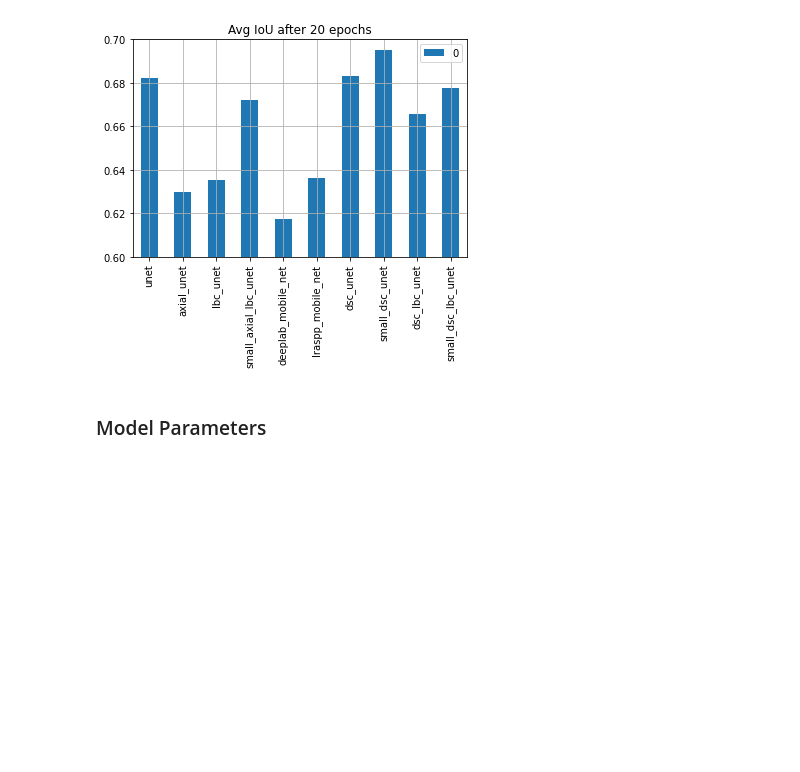
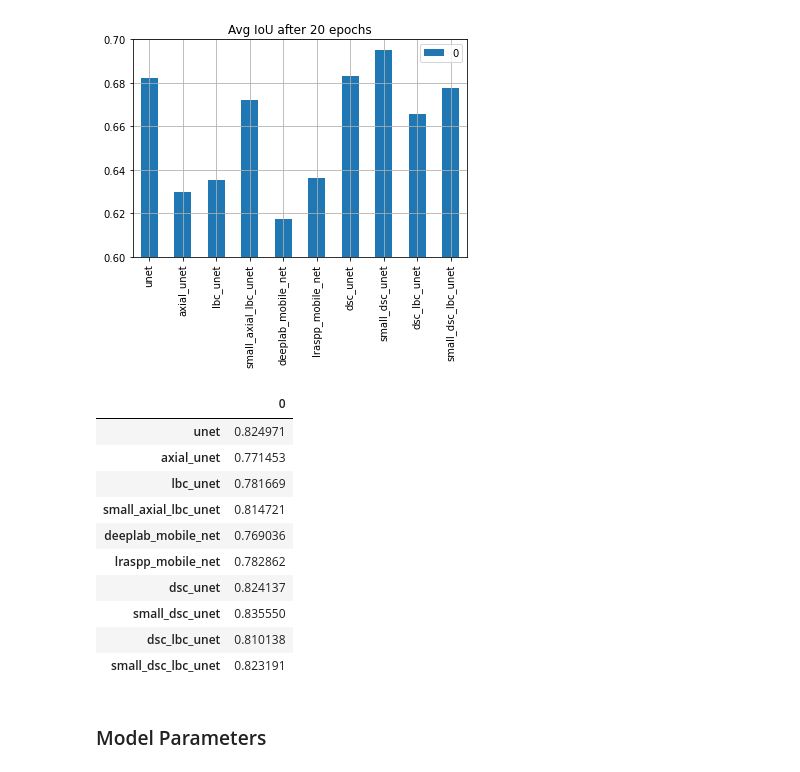
Before and after one commit to dansola/PGA-Net, a Jupyter notebook: notebooks/flops_vs_performance.ipynb, the cells around one changed output. Cells and saved outputs as stored; diff of their text form; code cells hidden in the pictures; blank space fills up the shorter version.

```diff
--- a/notebooks/flops_vs_performance.ipynb
+++ b/notebooks/flops_vs_performance.ipynb
@@ -127,6 +127,20 @@ ax = pd.DataFrame.from_dict(avg_metric_dict, orient='index').plot.bar(ylim=(0.6,
 ax.grid();
 # %% [output]
 [figure]
+# %%
+pd.DataFrame.from_dict(avg_metric_dict, orient='index')
+# %% [output]
+|  | 0 |
+| unet | 0.824971 |
+| axial_unet | 0.771453 |
+| lbc_unet | 0.781669 |
+| small_axial_lbc_unet | 0.814721 |
+| deeplab_mobile_net | 0.769036 |
+| lraspp_mobile_net | 0.782862 |
+| dsc_unet | 0.824137 |
+| small_dsc_unet | 0.835550 |
+| dsc_lbc_unet | 0.810138 |
+| small_dsc_lbc_unet | 0.823191 |
 # %% [markdown]
 ### Model Parameters
 # %%
```
Also changed, not shown: parts of 3 cells of this notebook, 34 other files.
